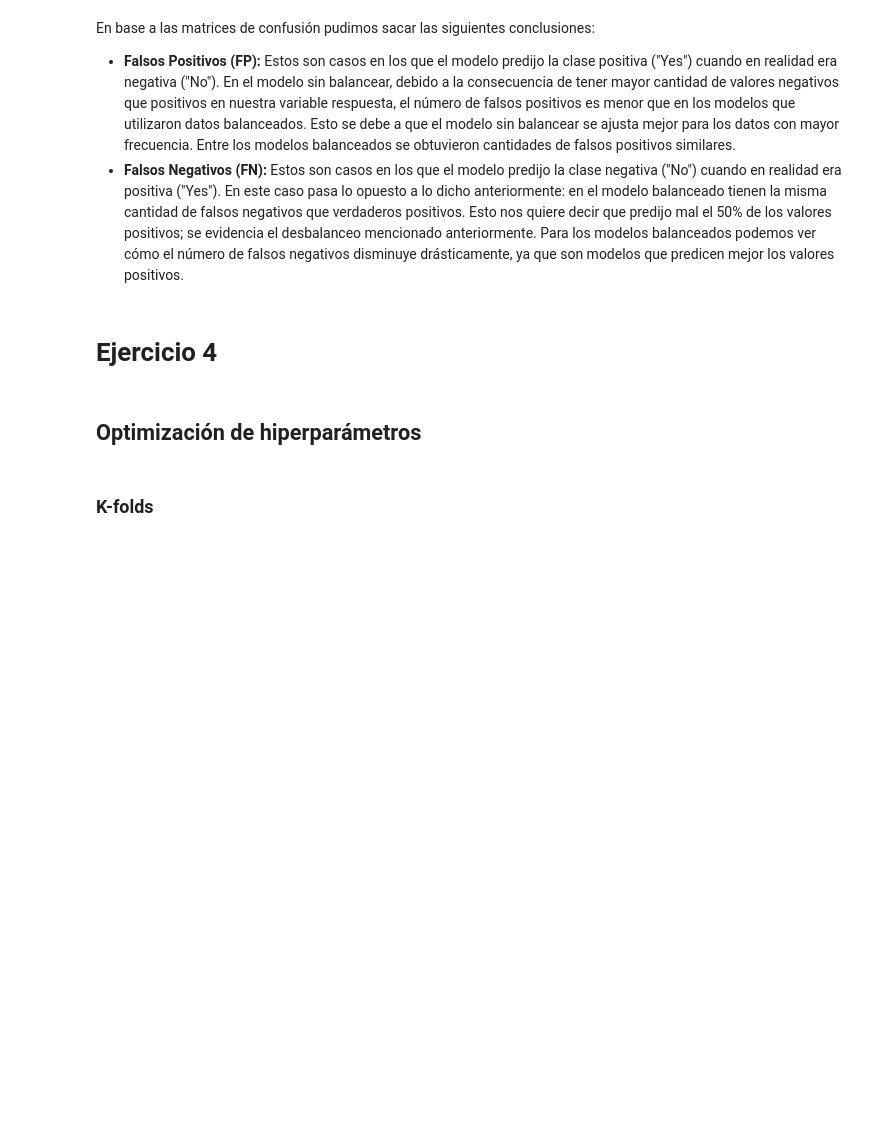
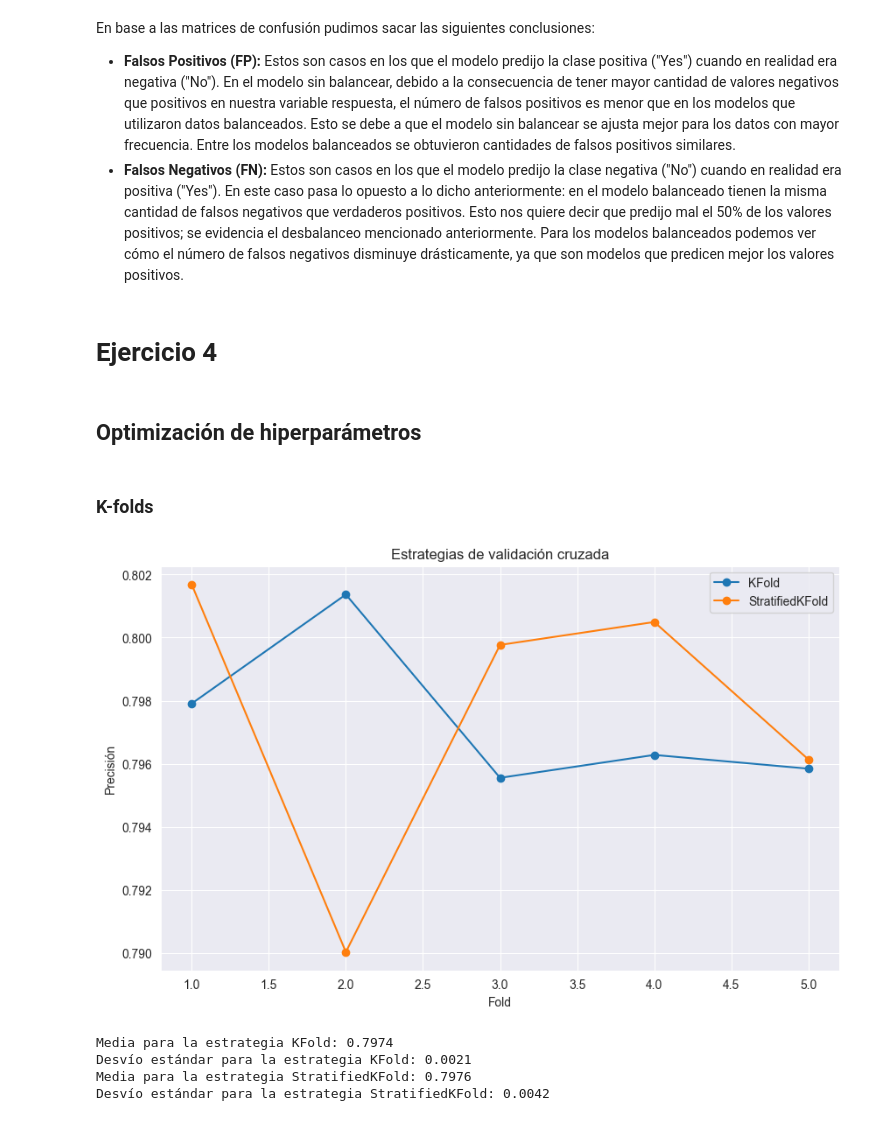
Before and after one commit to therokitoki/AA1-TUIA-Alsop-Hachen, a Jupyter notebook: tp2.ipynb, the cells around one changed output. Drawn from its saved outputs; the diff is of its cells as text; code cells hidden in the pictures; blank space fills up the shorter version.

```diff
--- a/tp2.ipynb
+++ b/tp2.ipynb
@@ -1145,32 +1145,37 @@ En base a las matrices de confusión pudimos sacar las siguientes conclusiones:
 # %%
 from sklearn.model_selection import cross_val_score, KFold, StratifiedKFold, LeaveOneOut
 
 # Estrategias de validación cruzada
 cv_strategies = [
     ("KFold", KFold(n_splits=5, shuffle=True, random_state=42)),
-    ("StratifiedKFold", StratifiedKFold(n_splits=5, shuffle=True, random_state=42)),
-    ("Leave-One-Out", LeaveOneOut()),
+    ("StratifiedKFold", StratifiedKFold(n_splits=5, shuffle=True, random_state=42))
 ]
 
 # Almacenar los resultados
 results = {}
 for name, cv in cv_strategies:
     scores = cross_val_score(logistic_SMOTE, x_train_resampled, y_train_resampled, cv=cv, scoring='accuracy')
     results[name] = scores
 
 # Graficar los resultados
 plt.figure(figsize=(10, 6))
 for name, scores in results.items():
     plt.plot(range(1, len(scores) + 1), scores, marker='o', label=name)
 
 plt.xlabel("Fold")
 plt.ylabel("Precisión")
 plt.title("Estrategias de validación cruzada")
 plt.legend()
 plt.grid(True)
 plt.show()
 
 # Imprimir la media y el desvío estándar de cada estrategia
 for name, scores in results.items():
     print(f"Media para la estrategia {name}: {scores.mean():.4f}")
     print(f"Desvío estándar para la estrategia {name}: {scores.std():.4f}")
+# %% [output]
+[figure, added]
+Media para la estrategia KFold: 0.7974
+Desvío estándar para la estrategia KFold: 0.0021
+Media para la estrategia StratifiedKFold: 0.7976
+Desvío estándar para la estrategia StratifiedKFold: 0.0042
```
Also changed, not shown: parts of 5 cells of this notebook.
